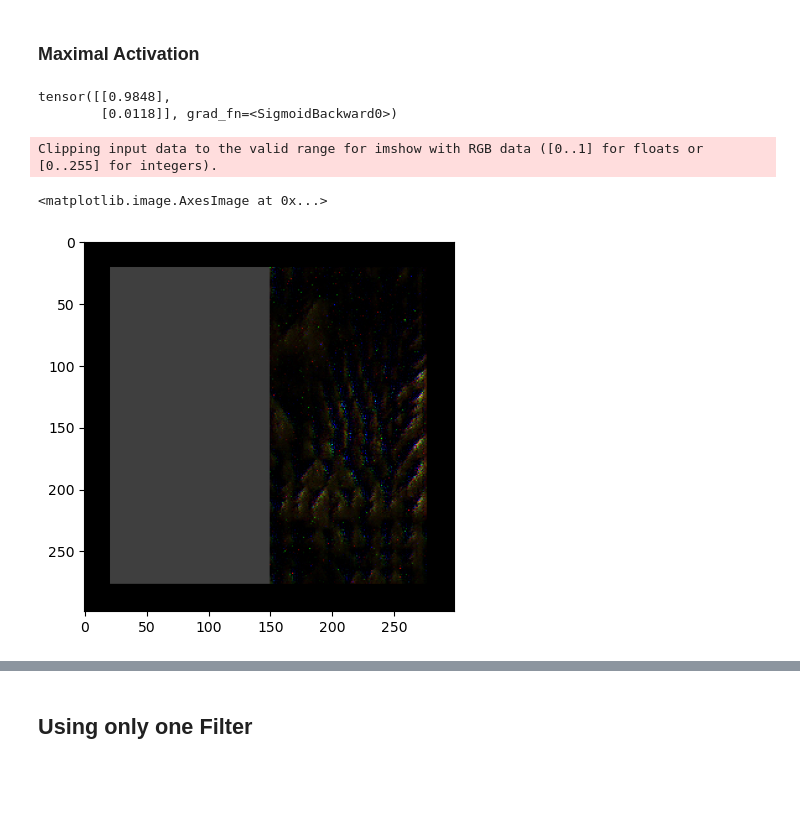
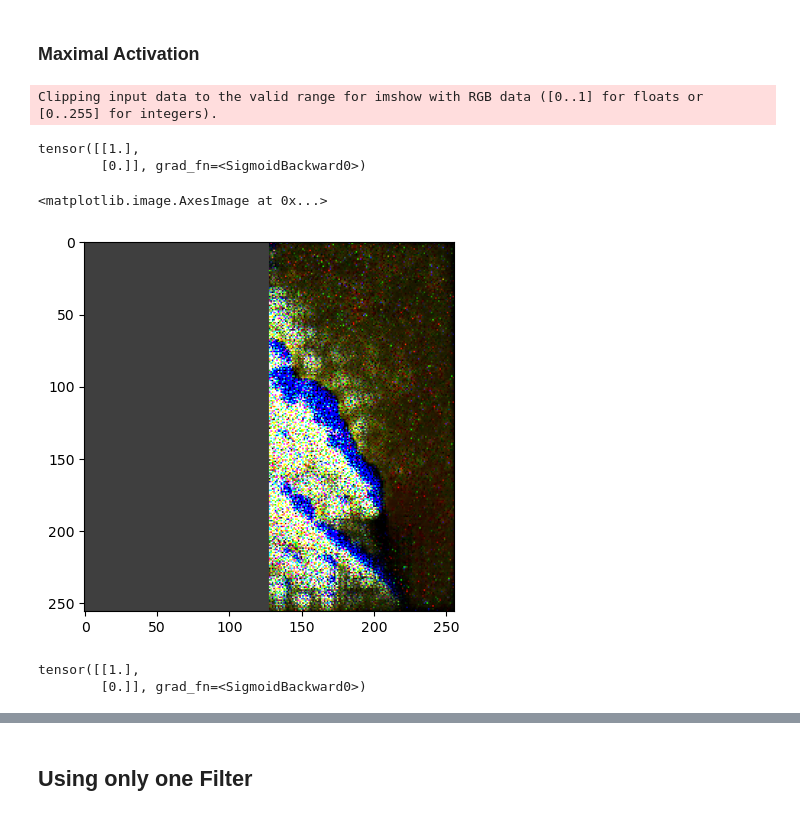
Before and after one commit to naveenr414/Spurious-Concepts, a Jupyter notebook: scripts/Adversarial Examples.ipynb, the cells around one changed output, grey strips where cells are left out. Cells and saved outputs as stored; diff of their text form; code cells hidden in the pictures; blank space fills up the shorter version.

```diff
--- a/scripts/Adversarial Examples.ipynb
+++ b/scripts/Adversarial Examples.ipynb
@@ -38,14 +28,16 @@ from src.plot import *
 # %%
 num_objects = 1
 noisy=False
-weight_decay = 0.004
-encoder_model='small3'
+weight_decay = 0.0004
+encoder_model='small7'
 # %%
 def get_log_folder(dataset,weight_decay,encoder_model):
     if weight_decay == 0.0004 and encoder_model == 'inceptionv3':
         log_folder = f"results/{dataset}/joint/joint"
     elif weight_decay == 0.0004:
         log_folder = f"results/{dataset}/joint_model_{encoder_model}/joint"
+    elif encoder_model == 'inceptionv3':
+        log_folder = f"results/{dataset}/joint_wd_{weight_decay}/joint"
     else:
         log_folder = f"results/{dataset}/joint_model_{encoder_model}_wd_{weight_decay}/joint"
     return log_folder
@@ -143,3 +135,16 @@ val_c = torch.cat(val_c,dim=0)
 ## Analyze Concept-Input Relationships
 # %% [markdown]
 ### Maximal Activation
+# %%
+def valid_image(image):
+    """
+    Transform an image so it matches training data patterns
+
+    Arguments:
+        image: PyTorch Tensor of size (3,256,256)
+
+    Returns: PyTorch Tensor of size (3,256,256)
+    """
+
+    image[:,:,:128] = 0.25
+    return image
@@ -146,13 +170,17 @@ val_c = torch.cat(val_c,dim=0)
 # %%
-ret_image_left = get_maximal_activation(joint_model,run_joint_model,0,valid_left_image,lamb=1)
+ret_image_left = get_maximal_activation(joint_model,run_joint_model,0,valid_image,lamb=1)
+print(torch.nn.Sigmoid()(run_joint_model(joint_model,ret_image_left)[1]))
+plt.imshow(ret_image_left.detach()[0].numpy().transpose((1,2,0)))
+# %% [output]
+Clipping input data to the valid range for imshow with RGB data ([0..1] for floats or [0..255] for integers).
+tensor([[1.],
+        [0.]], grad_fn=<SigmoidBackward0>)
+<matplotlib.image.AxesImage at 0x...>
+[figure, added]
-# %%
-torch.nn.Sigmoid()(run_joint_model(joint_model,ret_image_left)[1])
-# %% [output]
-tensor([[0.9848],
-        [0.0118]], grad_fn=<SigmoidBackward0>)
-# %%
-plt.imshow(ret_image_left.detach()[0].numpy().transpose((1,2,0)))
-# %% [output]
-Clipping input data to the valid range for imshow with RGB data ([0..1] for floats or [0..255] for integers).
-<matplotlib.image.AxesImage at 0x...>
-[figure, removed]
+# %%
+no_color = torch.Tensor([0.25,0.25,0.25])
+blank_image = no_color.clone().view(3, 1, 1).expand((3,256,256))
+torch.nn.Sigmoid()(run_joint_model(joint_model,ret_image_left)[1])
+# %% [output]
+tensor([[1.],
+        [0.]], grad_fn=<SigmoidBackward0>)
```
Also changed, not shown: parts of 49 cells of this notebook, 5 other files.
